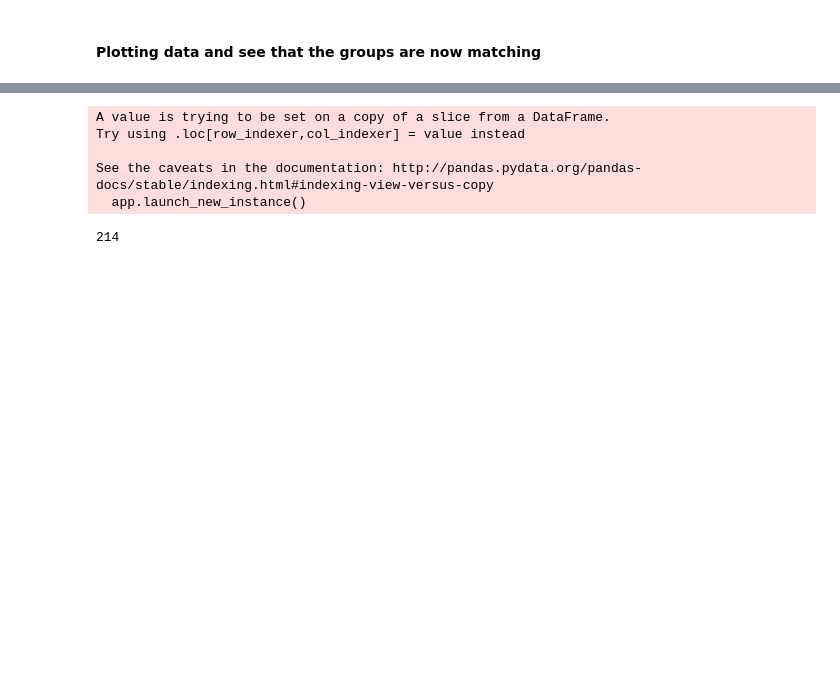
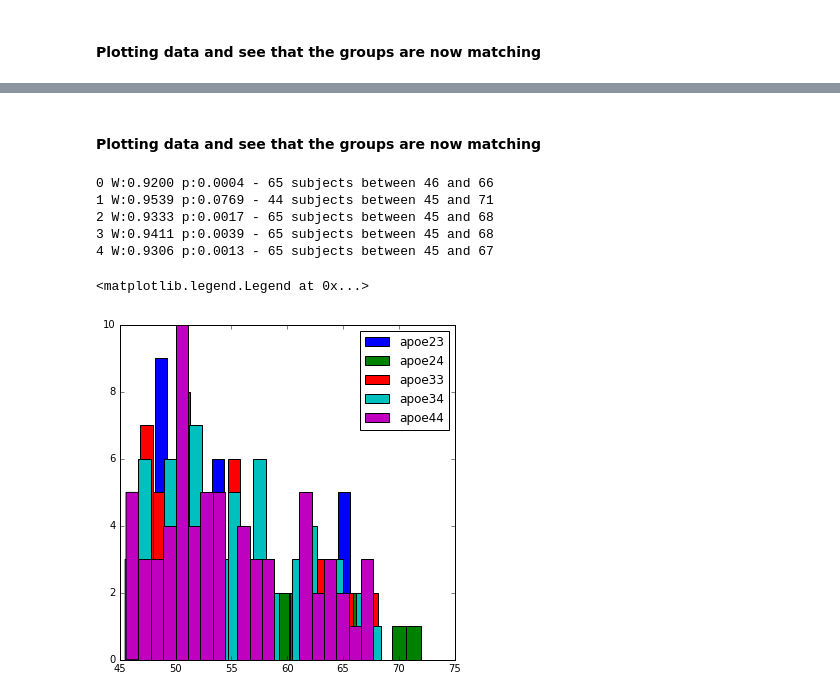
Before and after one commit to xgrg/alfa, a Jupyter notebook: notebooks/Ages distributions.ipynb, the cells around one changed output, grey strips where cells are left out. Cells and saved outputs as stored; diff of their text form; code cells hidden in the pictures; blank space fills up the shorter version.

```diff
--- a/notebooks/Ages distributions.ipynb
+++ b/notebooks/Ages distributions.ipynb
@@ -84,14 +92,56 @@ plt.hist(treated_df['age'], bins=20)
+# %%
+df = pd.read_excel('/home/grg/spm/data/covariates.xls')
+df = df[['subject','apo','age','gender','educyears']]
+
+groups = [df[df['apo']==i] for i in xrange(5)]
+for i in xrange(5):
+    groups[i] = groups[i].set_index(groups[i]['subject'])
+    del groups[i]['subject']
+    del groups[i]['apo']
+# %%
+groups = [df[df['apo']==i] for i in xrange(5)]
+for i in xrange(5):
+    groups[i] = groups[i].set_index(groups[i]['subject'])
+    del groups[i]['apo']
+    del groups[i]['subject']
+treated_df =  groups[4]
+non_treated_df = groups[0]
+# %%
+from scipy.spatial.distance import cdist
+from scipy import optimize
+
+def get_matching_pairs(treated_df, non_treated_df):
+    cost_matrix = cdist(treated_df.values, non_treated_df.values)
+    row_ind, col_ind = optimize.linear_sum_assignment(cost_matrix)
+    return non_treated_df.iloc[col_ind]
+# %%
+treated_df =  groups[4]
+matched_df = [get_matching_pairs(treated_df, groups[i]) for i in xrange(4)]
+# %% [markdown]
+#### Plotting data and see that the groups are now matching
+# %%
+fig, ax = plt.subplots(figsize=(6,6))
+
+for i in xrange(4):
+    x = matched_df[i]['age']
+    plt.hist(x, bins=20)
+    print i, 'W:%.4f p:%.4f -'%stats.shapiro(x), len(x), 'subjects between', int(min(x)), 'and', int(max(x))
+
+x = treated_df['age']
+plt.hist(x, bins=20)
+print 4, 'W:%.4f p:%.4f -'%stats.shapiro(x), len(x), 'subjects between', int(min(x)), 'and', int(max(x))
+
+plt.legend(['apoe23', 'apoe24', 'apoe33', 'apoe34', 'apoe44'])
+# %% [output]
+0 W:0.9200 p:0.0004 - 65 subjects between 46 and 66
+1 W:0.9539 p:0.0769 - 44 subjects between 45 and 71
+2 W:0.9333 p:0.0017 - 65 subjects between 45 and 68
+3 W:0.9411 p:0.0039 - 65 subjects between 45 and 68
+4 W:0.9306 p:0.0013 - 65 subjects between 45 and 67
+<matplotlib.legend.Legend at 0x...>
+[figure, added]
 # %%
 import json
-for i in xrange(4):
-    matched_df[i]['subject'] = matched_df[i].index
-
-subjects = [e['subject'].tolist() for e in matched_df]
-subjects.append(groups[4]['subject'].tolist())
-json.dump(subjects, open('/tmp/matchedgroups.json','w'))
+groups_index = [each.index.tolist() for each in matched_df]
+groups_index.append(groups[4].index.tolist())
+json.dump(groups_index, open('/tmp/groups.json','w'))
-# %% [output]
-A value is trying to be set on a copy of a slice from a DataFrame.
-Try using .loc[row_indexer,col_indexer] = value instead
-
-See the caveats in the documentation: http://pandas.pydata.org/pandas-docs/stable/indexing.html#indexing-view-versus-copy
-  app.launch_new_instance()
@@ -100,4 +147,0 @@ sub = np.array(subjects).ravel().tolist()
-# %%
-len(set(sub))
-# %% [output]
-214
```
Also changed, not shown: parts of 8 cells of this notebook, 6 other files.
